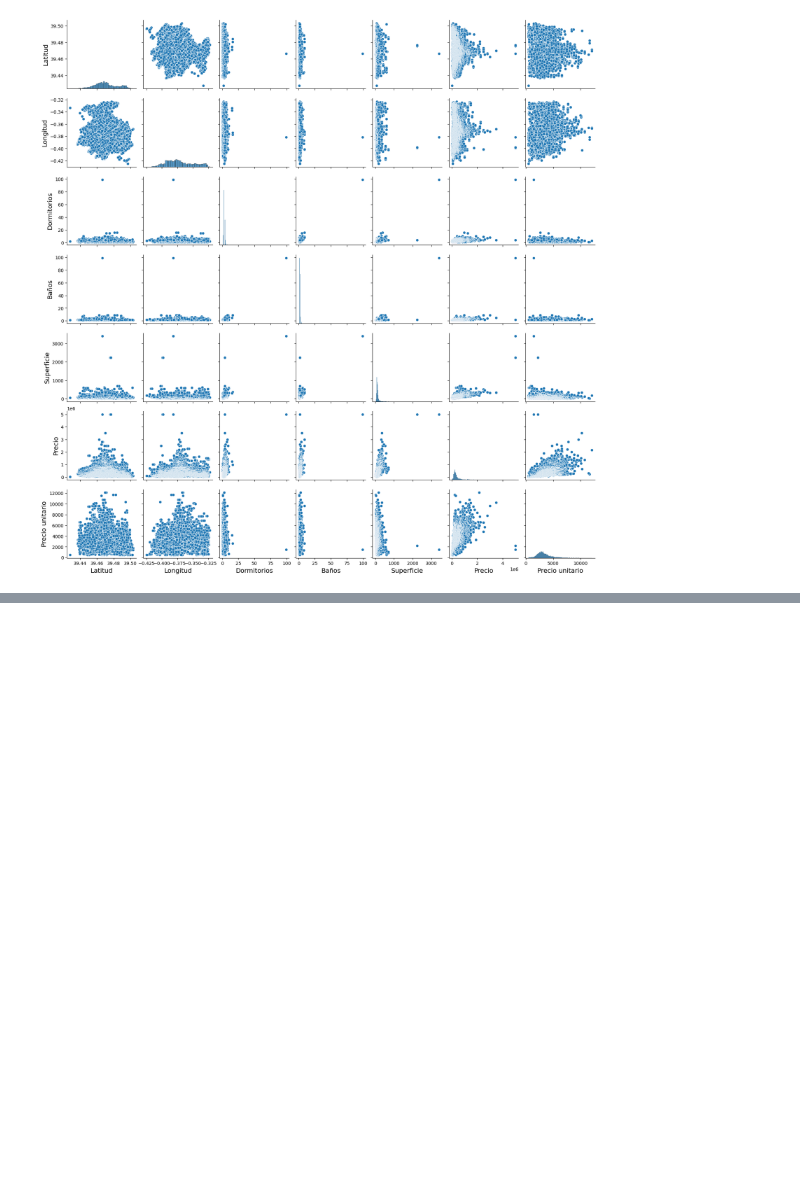
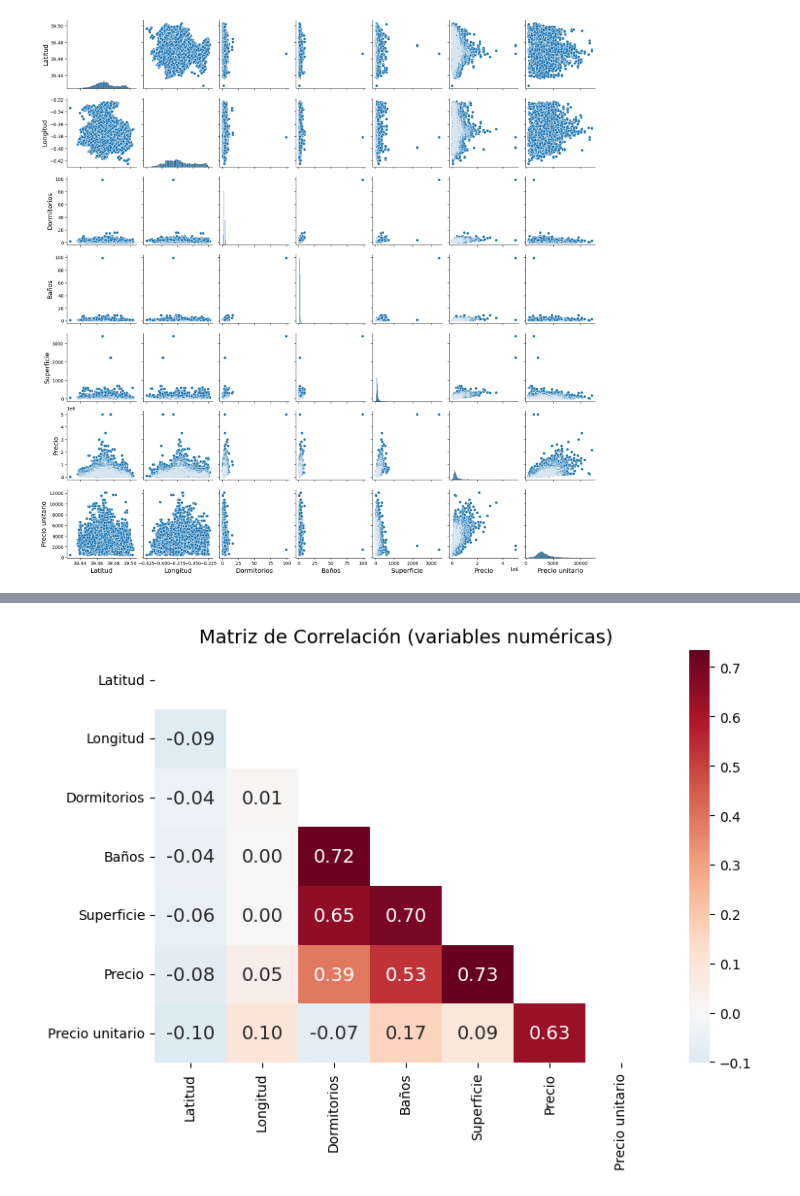
Before and after one commit to Apriroca/ML_Prediccion_Vivienda_Valencia, a Jupyter notebook: main.ipynb, the cells around one changed output, grey strips where cells are left out. Saved outputs shown, nothing was run; the diff lists cells and outputs as text; code cells hidden in the pictures; blank space fills up the shorter version.

```diff
--- a/main.ipynb
+++ b/main.ipynb
@@ -441,0 +239,12 @@ plt.show()
+# %%
+# Matriz de correlación entre variables numéricas
+plt.figure(figsize=(8, 6))
+num_cols = ['Latitud', 'Longitud', 'Dormitorios', 'Baños', 'Superficie', 'Precio', 'Precio unitario']
+corr = train_set[num_cols].corr()
+mask = np.triu(np.ones_like(corr, dtype=bool))
+sns.heatmap(corr, mask=mask, annot=True, fmt='.2f', cmap='RdBu_r', center=0)
+plt.title('Matriz de Correlación (variables numéricas)')
+plt.tight_layout()
+plt.show()
+# %% [output]
+[figure, added]
```
Also changed, not shown: parts of 51 cells of this notebook, 2 other files.
